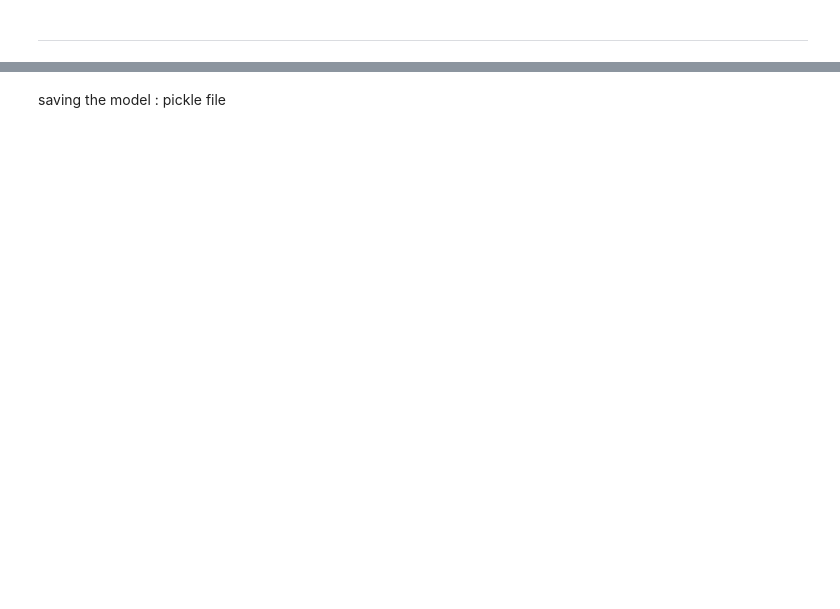
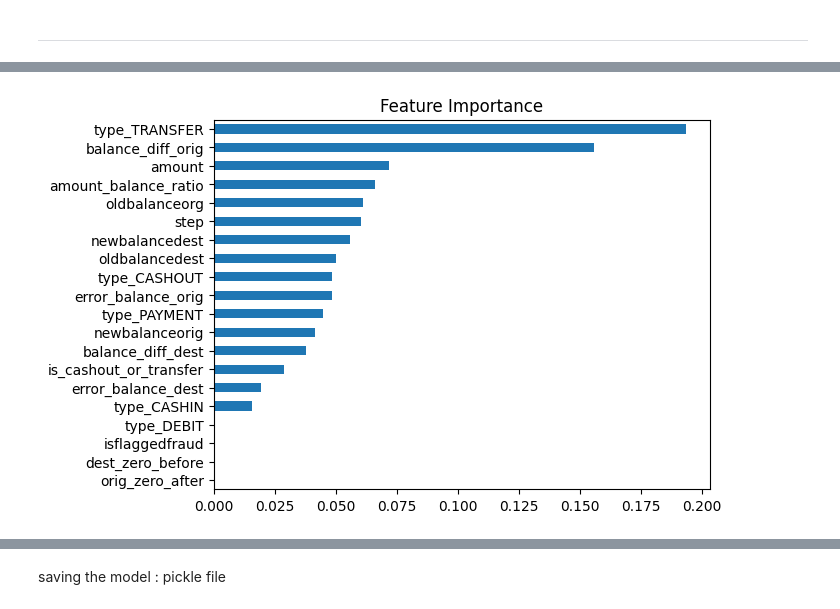
Before and after one commit to prachishr/online-payment-fraud-detection, a Jupyter notebook: Online_Payment_Fraud_Detection.ipynb, the cells around one changed output, grey strips where cells are left out. Drawn from its saved outputs; the diff is of its cells as text; code cells hidden in the pictures; blank space fills up the shorter version.

```diff
--- a/Online_Payment_Fraud_Detection.ipynb
+++ b/Online_Payment_Fraud_Detection.ipynb
@@ -386,13 +386,3 @@ for col in cols:
 [figure]
 [figure]
 [figure]
-# %%
-cols = ["amount" ,"oldbalanceorg" ,"newbalanceorig" ,"oldbalancedest" ,"newbalancedest"]
-for col in cols:
-  Q1 = df[col].quantile(0.25)
-  Q3 = df[col].quantile(0.75)
-  IQR = Q3 - Q1
-  lower = Q1 - 1.5*IQR
-  upper = Q3 + 1.5*IQR
-  # CLIPPING :
-  df[col] = df[col].clip(lower , upper )
@@ -626,14 +659,13 @@ from xgboost import XGBClassifier
 # %%
 scale_pos_weight = y_train.value_counts()[0] / y_train.value_counts()[1]
 # %%
-xgb = XGBClassifier(
-    n_estimators=200,
-    max_depth=6,
-    learning_rate=0.1,
-    scale_pos_weight=scale_pos_weight,
+
+XGBClassifier(
+    n_estimators=300,
+    max_depth=4,
+    learning_rate=0.05,
+    min_child_weight=5,
     subsample=0.8,
     colsample_bytree=0.8,
-    random_state=42,
-    n_jobs=-1,
-    eval_metric='logloss'
+    scale_pos_weight=scale_pos_weight
 )
@@ -681,0 +809,7 @@ f1_score :  0.35570469798657717
+# %%
+importance = pd.Series(rf.feature_importances_, index=x_train.columns)
+importance.sort_values().plot(kind='barh')
+plt.title("Feature Importance")
+plt.show()
+# %% [output]
+[figure, added]
```
Also changed, not shown: parts of 32 cells of this notebook, 3 other files.
